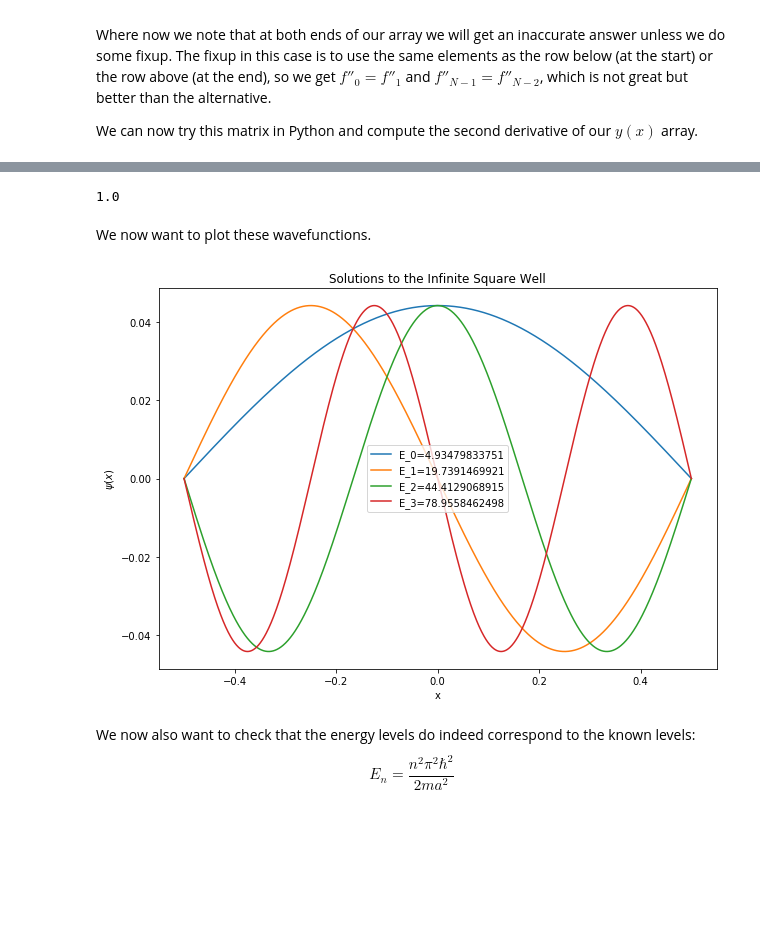
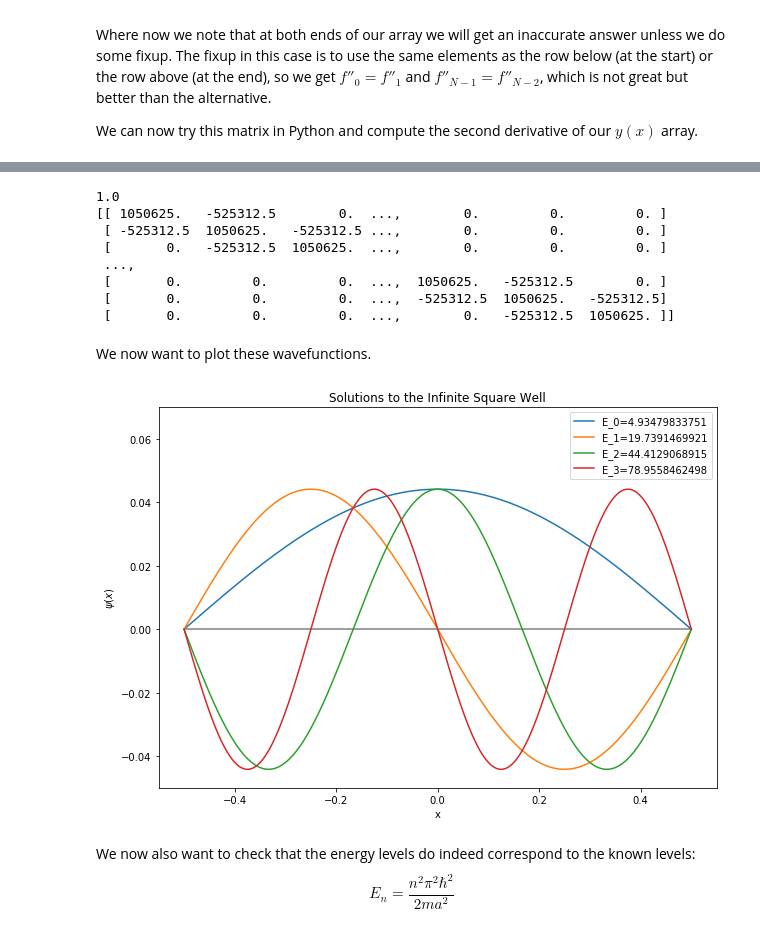
Before and after one commit to mholtrop/QMPython, a Jupyter notebook: Solving_the_Schrodinger_Equation_Numerically.ipynb, the cells around one changed output, grey strips where cells are left out. Cells and saved outputs as stored; diff of their text form; code cells hidden in the pictures; blank space fills up the shorter version.

```diff
--- a/Solving_the_Schrodinger_Equation_Numerically.ipynb
+++ b/Solving_the_Schrodinger_Equation_Numerically.ipynb
@@ -135,9 +156,9 @@ x_full = np.linspace(-a/2.,a/2.,N+2)
 x = x_full[1:-1] # Eliminate first and last point.
 # We want to store step size, this is the reliable way:
 h = x[1]-x[0] # Should be equal to 2*np.pi/(N-1)
-V = np.zeros(N)
+V = 0.*x
 Mdd = 1./(h*h)*(np.diag(np.ones(N-1),-1) -2* np.diag(np.ones(N),0) + np.diag(np.ones(N-1),1))
-H = -(hbar*hbar)/(2.0*m)*Mdd - np.diag(V)
+H = -(hbar*hbar)/(2.0*m)*Mdd + np.diag(V)
 E,psiT = np.linalg.eigh(H) # This computes the eigen values and eigenvectors
 if psiT[N/2,0]<0: # Wrong order, and sign is negative, flip order and sign.
     psi = -np.transpose(psiT)
@@ -150,21 +171,31 @@ psi=np.insert(psi,len(psi[0]),0.,axis=1) # Insert a column of 0. at the end.
 
 print np.sum(psi[0]*psi[0])  # Check. Yes these are normalized already.
 # print psiT[0] # Uncomment to see the values printed for Psi_0
+print H
 # %% [output]
 1.0
+[[ 1050625.   -525312.5        0.  ...,        0.         0.         0. ]
+ [ -525312.5  1050625.   -525312.5 ...,        0.         0.         0. ]
+ [       0.   -525312.5  1050625.  ...,        0.         0.         0. ]
+ ...,
+ [       0.         0.         0.  ...,  1050625.   -525312.5        0. ]
+ [       0.         0.         0.  ...,  -525312.5  1050625.   -525312.5]
+ [       0.         0.         0.  ...,        0.   -525312.5  1050625. ]]
 # %% [markdown]
 We now want to plot these wavefunctions.
 # %%
 plt.figure(figsize=(10,7))
+plt.plot(x,0.02*V,color="grey")
+plt.ylim((-0.05,0.07))
 for i in range(4):
     plt.plot(x_full,psi[i],label="E_{}={}".format(i,E[i]))
     plt.legend()
     plt.title("Solutions to the Infinite Square Well")
     plt.xlabel("x")
     plt.ylabel("$\psi(x)$")
 plt.show()
 # %% [output]
-[figure, old version]
+[figure, new version]
 # %% [markdown]
 We now also want to check that the energy levels do indeed correspond to the known levels:
 $$
```
Also changed, not shown: parts of 4 cells of this notebook.
